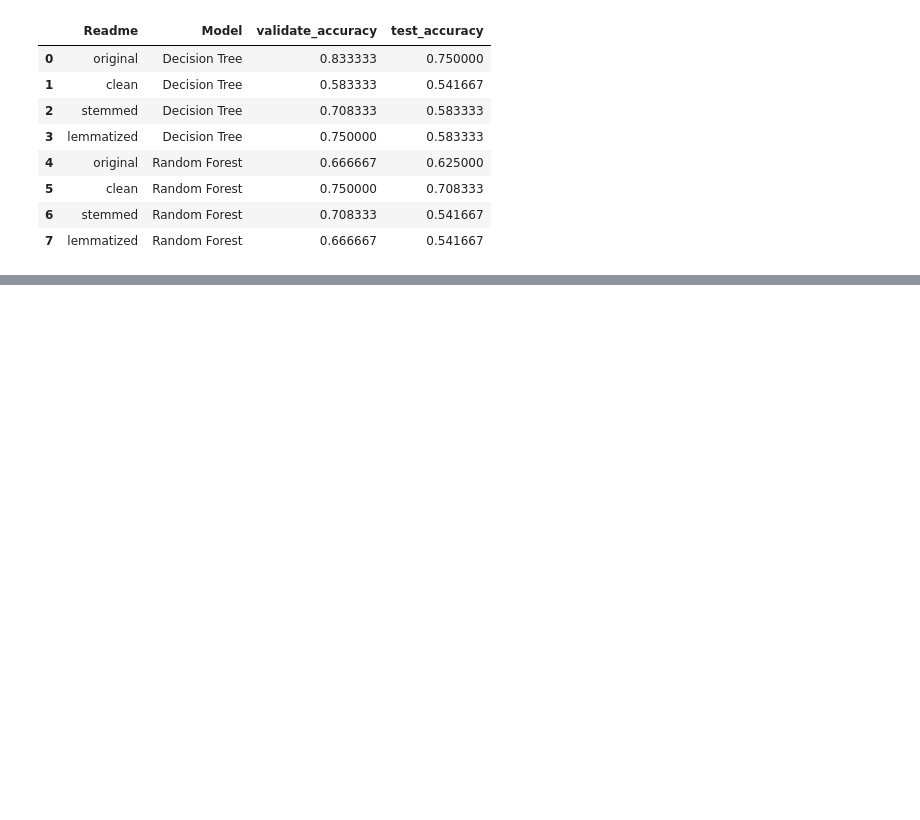
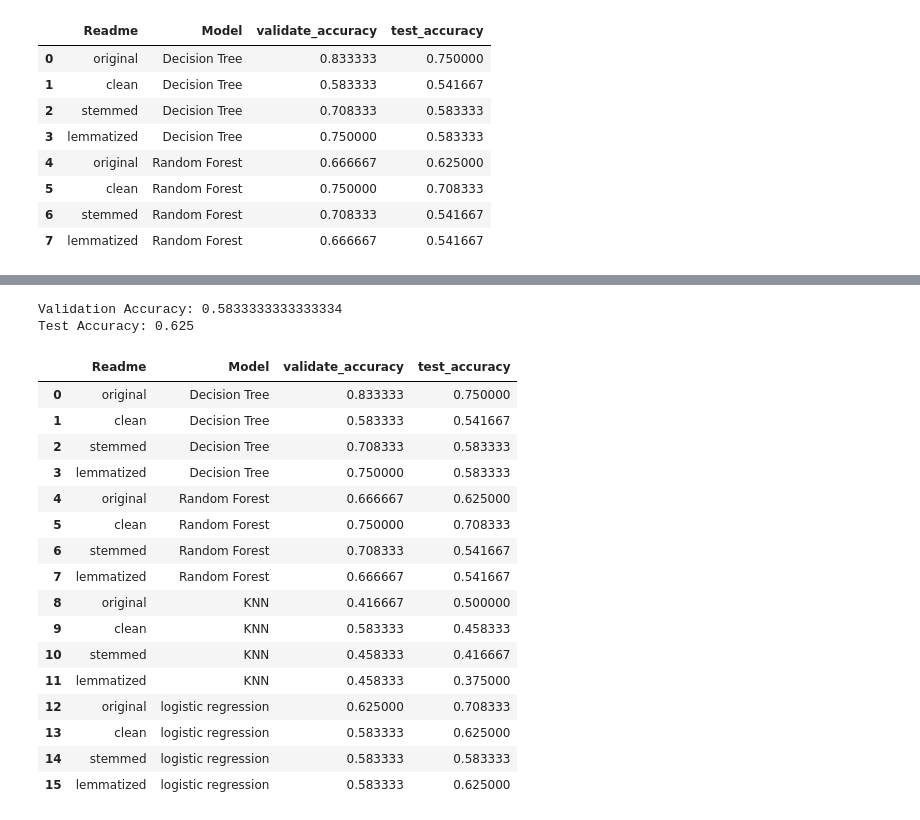
Before and after one commit to What-s-Trending/nlp_project, a Jupyter notebook: adrianas_work.ipynb, the cells around one changed output, grey strips where cells are left out. Drawn from its saved outputs; the diff is of its cells as text; code cells hidden in the pictures; blank space fills up the shorter version.

```diff
--- a/adrianas_work.ipynb
+++ b/adrianas_work.ipynb
@@ -188,0 +250,6 @@ Test Accuracy: 0.5416666666666666
+# %%
+# knn on lemmatized readme content
+val_accuracy, test_accuracy = models_adriana.knn_model(df, 'lemmatized')
+# add to table
+metric_df = models_adriana.add_to_models_df('KNN', 'lemmatized', metric_df, val_accuracy, test_accuracy)
+metric_df
@@ -188,0 +272,6 @@ Test Accuracy: 0.5416666666666666
+# %%
+# logistic regression on original readme content
+val_accuracy, test_accuracy = models_adriana.log_reg_model(df, 'original')
+# add to table
+metric_df = models_adriana.add_to_models_df('logistic regression', 'original', metric_df, val_accuracy, test_accuracy)
+metric_df
@@ -188,0 +295,6 @@ Test Accuracy: 0.5416666666666666
+# %%
+# logistic regression on clean readme content
+val_accuracy, test_accuracy = models_adriana.log_reg_model(df, 'clean')
+# add to table
+metric_df = models_adriana.add_to_models_df('logistic regression', 'clean', metric_df, val_accuracy, test_accuracy)
+metric_df
@@ -188,0 +319,6 @@ Test Accuracy: 0.5416666666666666
+# %%
+# logistic regression on stemmed readme content
+val_accuracy, test_accuracy = models_adriana.log_reg_model(df, 'stemmed')
+# add to table
+metric_df = models_adriana.add_to_models_df('logistic regression', 'stemmed', metric_df, val_accuracy, test_accuracy)
+metric_df
@@ -188,0 +344,26 @@ Test Accuracy: 0.5416666666666666
+# %%
+# logistic regression on lemmatized readme content
+val_accuracy, test_accuracy = models_adriana.log_reg_model(df, 'lemmatized')
+# add to table
+metric_df = models_adriana.add_to_models_df('logistic regression', 'lemmatized', metric_df, val_accuracy, test_accuracy)
+metric_df
+# %% [output]
+Validation Accuracy: 0.5833333333333334
+Test Accuracy: 0.625
+|  | Readme | Model | validate_accuracy | test_accuracy |
+| 0 | original | Decision Tree | 0.833333 | 0.750000 |
+| 1 | clean | Decision Tree | 0.583333 | 0.541667 |
+| 2 | stemmed | Decision Tree | 0.708333 | 0.583333 |
+| 3 | lemmatized | Decision Tree | 0.750000 | 0.583333 |
+| 4 | original | Random Forest | 0.666667 | 0.625000 |
+| 5 | clean | Random Forest | 0.750000 | 0.708333 |
+| 6 | stemmed | Random Forest | 0.708333 | 0.541667 |
+| 7 | lemmatized | Random Forest | 0.666667 | 0.541667 |
+| 8 | original | KNN | 0.416667 | 0.500000 |
+| 9 | clean | KNN | 0.583333 | 0.458333 |
+| 10 | stemmed | KNN | 0.458333 | 0.416667 |
+| 11 | lemmatized | KNN | 0.458333 | 0.375000 |
+| 12 | original | logistic regression | 0.625000 | 0.708333 |
+| 13 | clean | logistic regression | 0.583333 | 0.625000 |
+| 14 | stemmed | logistic regression | 0.583333 | 0.583333 |
+| 15 | lemmatized | logistic regression | 0.583333 | 0.625000 |
```
Also changed, not shown: parts of 12 cells of this notebook, 2 other files.
